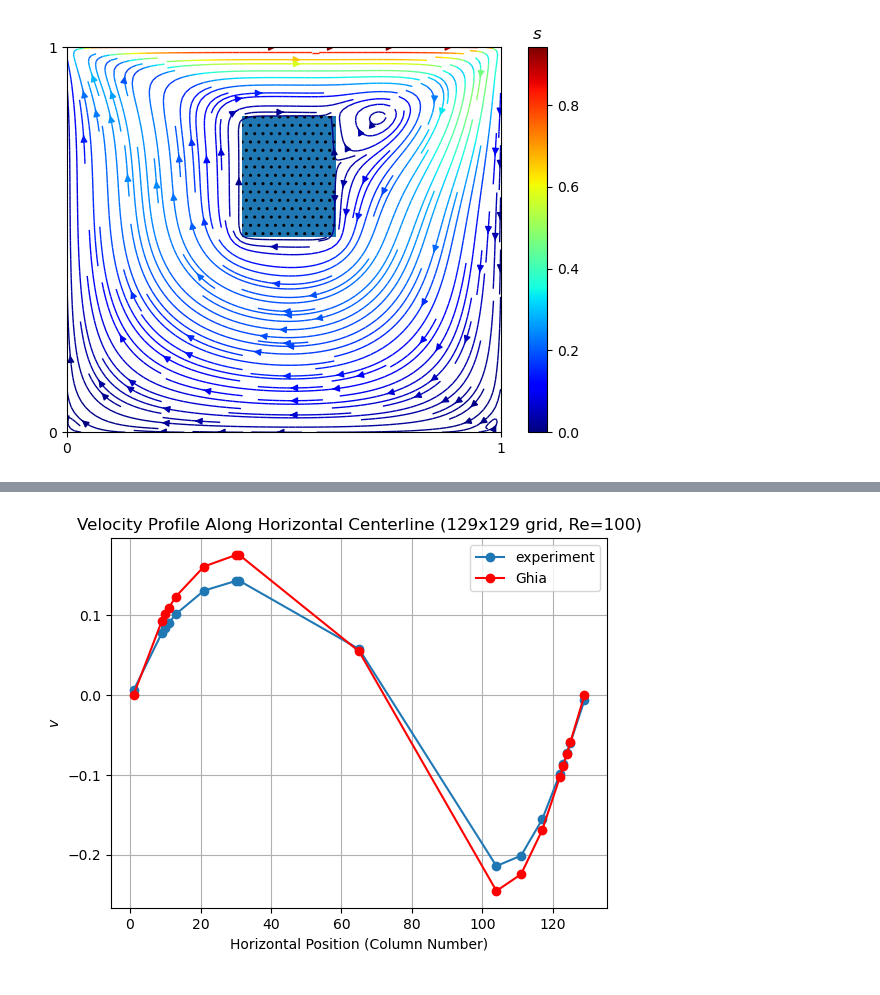
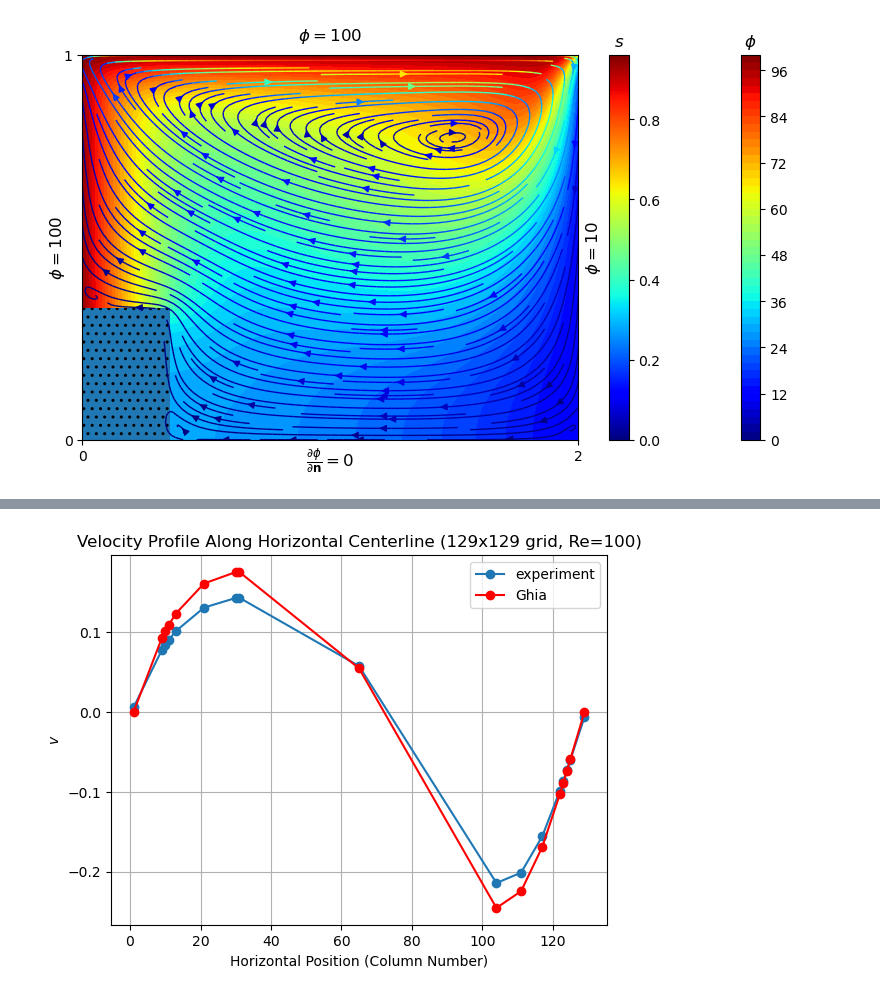
Before and after one commit to cl0udsw1tch/NavierStokesSolver, a Jupyter notebook: test.ipynb, the cells around one changed output, grey strips where cells are left out. Drawn from its saved outputs; the diff is of its cells as text; code cells hidden in the pictures.

```diff
--- a/test.ipynb
+++ b/test.ipynb
@@ -1240,2 +1166,15 @@ g = NavierStokesSolver(u=None, L=1, n_cols=30, n_rows=30, Re=100, alpha_m=0.7, a
 # %%
-g = NavierStokesSolver(u=None, L=1, n_cols=80, n_rows=80, Re=100, alpha_m=0.7, alpha_p=0.3, scheme='central_difference', obstacle_coords=[((0.4,0.5), (0.6,0.8))])
+n2 = NavierStokesSolver(
+    u=None,
+    n_cols=80,
+    n_rows=80,
+    Re=100,
+    alpha_m=0.7,
+    alpha_p=0.3,
+    scheme='central_difference',
+    obstacle_coords=[((0,0), (1/3,1/3))],
+    u_char=1,
+    u_B = (0,0,1,0),
+    v_B=(0,0,0,0),
+    phi_B = (10, 100, 100, None),
+    L_x=2)
@@ -1274,5 +1186,5 @@ Finished with total error 0.0009988546182833754
 # %%
-
-g.plot(None, levels=50, streamlines=2)
+#g.solve('\phi')
+n2.plot('\\phi', levels=50, streamlines=2)
 # %% [output]
-[figure, old version]
+[figure, new version]
```
Also changed, not shown: parts of 40 cells of this notebook, 1 other file.
